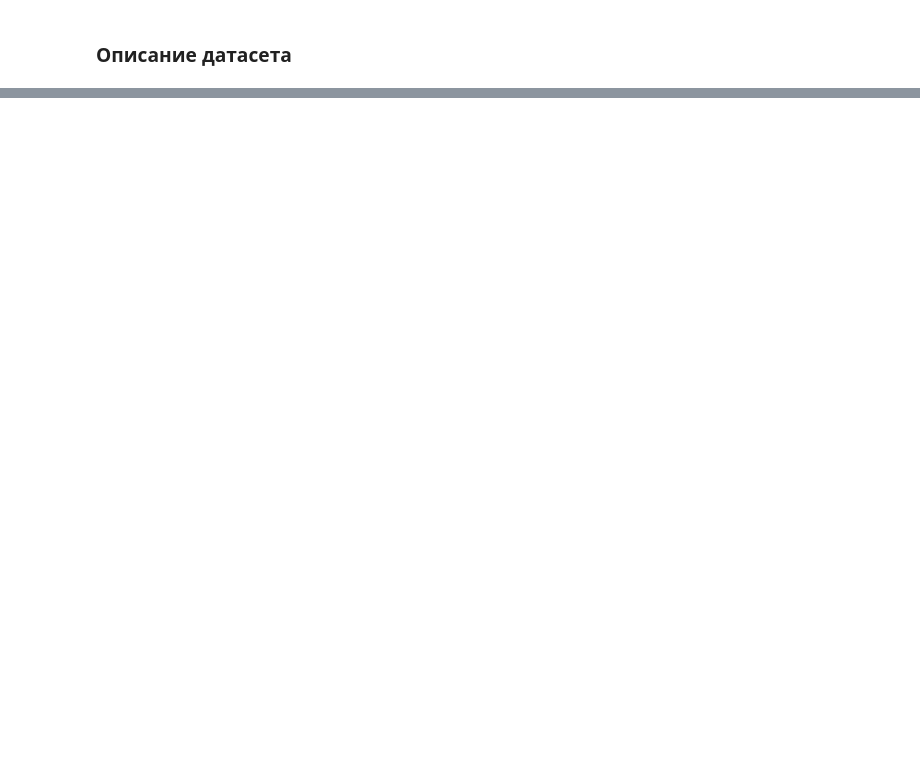
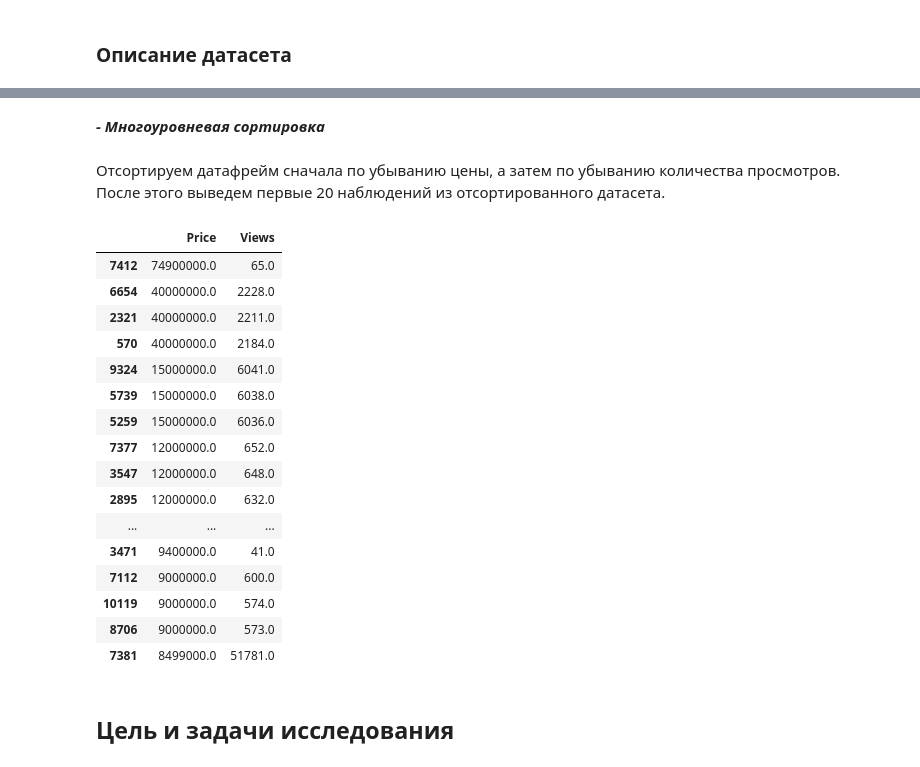
Before and after one commit to LysinKirill/ProjectNIS, a Jupyter notebook: project.ipynb, the cells around one changed output, grey strips where cells are left out. Drawn from its saved outputs; the diff is of its cells as text; code cells hidden in the pictures; blank space fills up the shorter version.

```diff
--- a/project.ipynb
+++ b/project.ipynb
@@ -320,0 +401,27 @@ print(*[('\t' + i).ljust(20, ' ') + "|тип данных переменной:
+# %% [markdown]
+<b><em> - Многоуровневая сортировка</em></b>
+# %% [markdown]
+Отсортируем датафрейм сначала по убыванию цены, а затем по убыванию количества просмотров. После этого выведем первые 20 наблюдений из отсортированного датасета.
+# %%
+sortedDf = df.dropna(subset = ['Price', 'Views']).sort_values(['Price', 'Views'], ascending=[False, False])
+sortedDf.iloc[:20, :][['Price', 'Views']]
+# %% [output]
+|  | Price | Views |
+| 7412 | 74900000.0 | 65.0 |
+| 6654 | 40000000.0 | 2228.0 |
+| 2321 | 40000000.0 | 2211.0 |
+| 570 | 40000000.0 | 2184.0 |
+| 9324 | 15000000.0 | 6041.0 |
+| 5739 | 15000000.0 | 6038.0 |
+| 5259 | 15000000.0 | 6036.0 |
+| 7377 | 12000000.0 | 652.0 |
+| 3547 | 12000000.0 | 648.0 |
+| 2895 | 12000000.0 | 632.0 |
+| ... | ... | ... |
+| 3471 | 9400000.0 | 41.0 |
+| 7112 | 9000000.0 | 600.0 |
+| 10119 | 9000000.0 | 574.0 |
+| 8706 | 9000000.0 | 573.0 |
+| 7381 | 8499000.0 | 51781.0 |
+# %% [markdown]
+## Цель и задачи исследования
```
Also changed, not shown: parts of 18 cells of this notebook.
